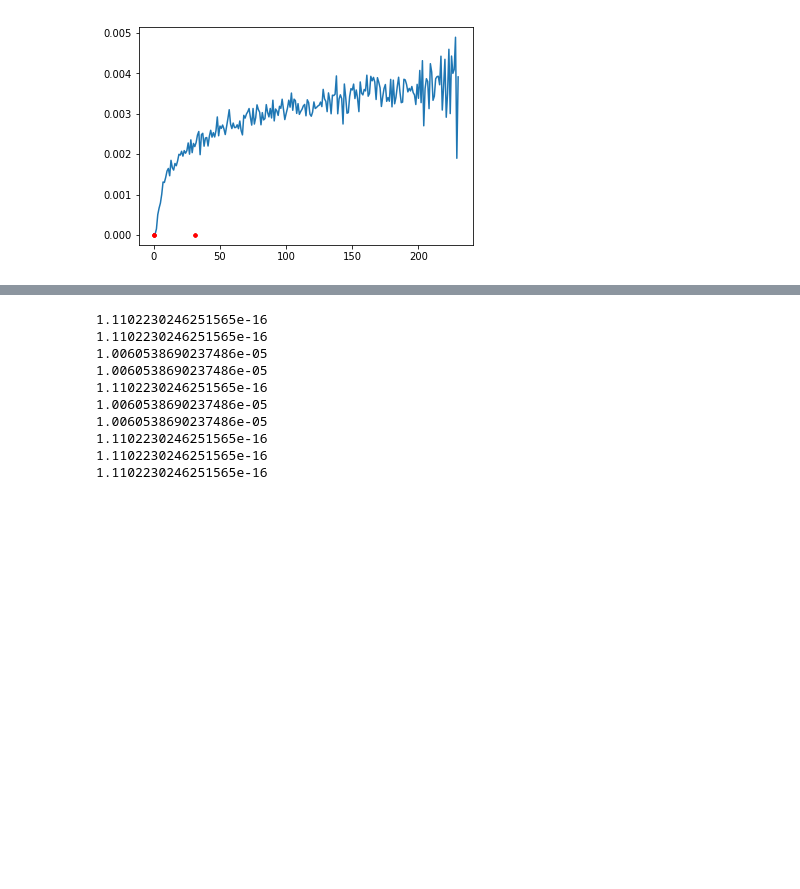
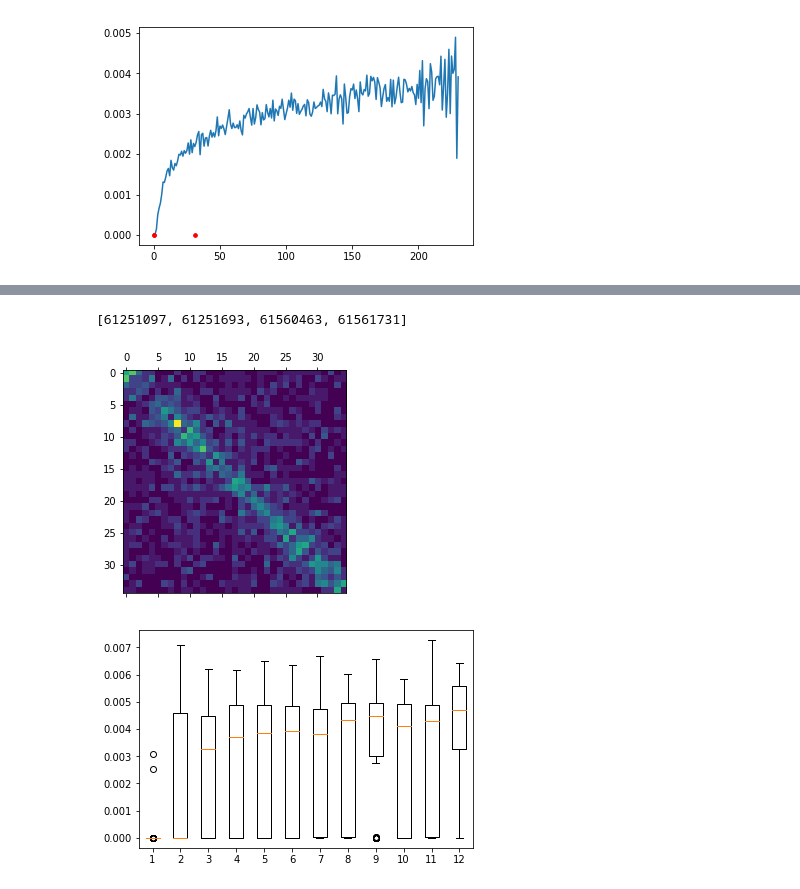
Before and after one commit to nedashokraneh/HiCPlus-PC, a Jupyter notebook: src/notebooks/GOTHiC.ipynb, the cells around one changed output, grey strips where cells are left out. Drawn from its saved outputs; the diff is of its cells as text; code cells hidden in the pictures; blank space fills up the shorter version.

```diff
--- a/src/notebooks/GOTHiC.ipynb
+++ b/src/notebooks/GOTHiC.ipynb
@@ -81,15 +100,21 @@ plt.show()
+# %%
+
+lb = peaks_index[0] - 2
+ub = peaks_index[3] + 2
+plt.matshow(c.matrix(balance = False).fetch("chr3")[lb:ub,lb:ub])
+
+peaks_loc
+# %% [output]
+[61251097, 61251693, 61560463, 61561731]
+[figure, added]
 # %%
+pvalue_list = []
+for i in range(0,domain_length,20):
+    pvalue_list.append(vec_of_dist(prob_mat,i))
+plt.boxplot(pvalue_list)
 for i in range(len(peaks_index)):
     for j in range(i, len(peaks_index)):
-       print(prob_mat[peaks_index[i],peaks_index[j]])
+        plt.plot(peaks_index[j]-peaks_index[i], prob_mat[peaks_index[i],peaks_index[j]], marker='^', markersize=3, color="red")
+plt.show()
 # %% [output]
-1.1102230246251565e-16
-1.1102230246251565e-16
-1.0060538690237486e-05
-1.0060538690237486e-05
-1.1102230246251565e-16
-1.0060538690237486e-05
-1.0060538690237486e-05
-1.1102230246251565e-16
-1.1102230246251565e-16
-1.1102230246251565e-16
+[figure, added]
```
Also changed, not shown: parts of 6 cells of this notebook, 30 other files.
